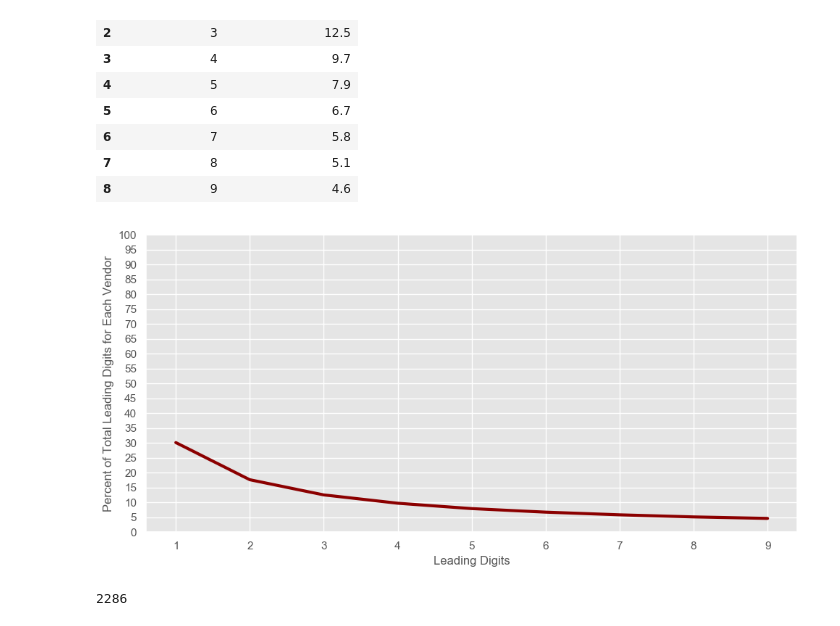
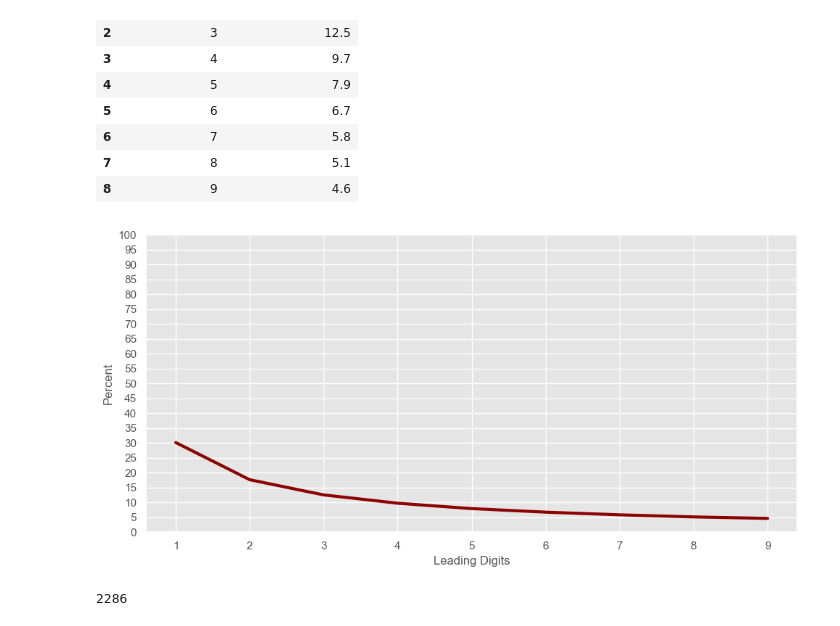
Before and after one commit to mrkjhsn/City-of-Phoenix-Vendor-Payments, a Jupyter notebook: benfords_law_analysis.ipynb, the cells around one changed output. Cells and saved outputs as stored; diff of their text form; code cells hidden in the pictures.

```diff
--- a/benfords_law_analysis.ipynb
+++ b/benfords_law_analysis.ipynb
@@ -48,26 +49,25 @@ benfords_law
 # %%
 # plot benfords law
 fig, ax = plt.subplots(figsize=(10,5))
-plt.style.use('ggplot')
 sns.set_context('notebook')
 
 ax = sns.lineplot(x=benfords_law.iloc[:,0],
                  y=benfords_law.iloc[:,1],
                   linewidth=3,
                  color='darkred')
 
 plt.xlabel("Leading Digits")
-plt.ylabel("Percent of Total Leading Digits for Each Vendor")
+plt.ylabel("Percent")
 
 ax.xaxis.set_major_locator(ticker.MultipleLocator())
 ax.yaxis.set_major_locator(ticker.MultipleLocator(5))
 
 plt.ylim(0, 100)
 plt.tight_layout()
 
 plt.savefig("visualizations/benfords_law.png")
 # %% [output]
-[figure, old version]
+[figure, new version]
 # %%
 # extract leading digit from vendor payments
 payments['leading_digit'] = payments['invoice_net_amt'].apply(lambda x: str(x)[0])
```
Also changed, not shown: parts of 6 cells of this notebook.
